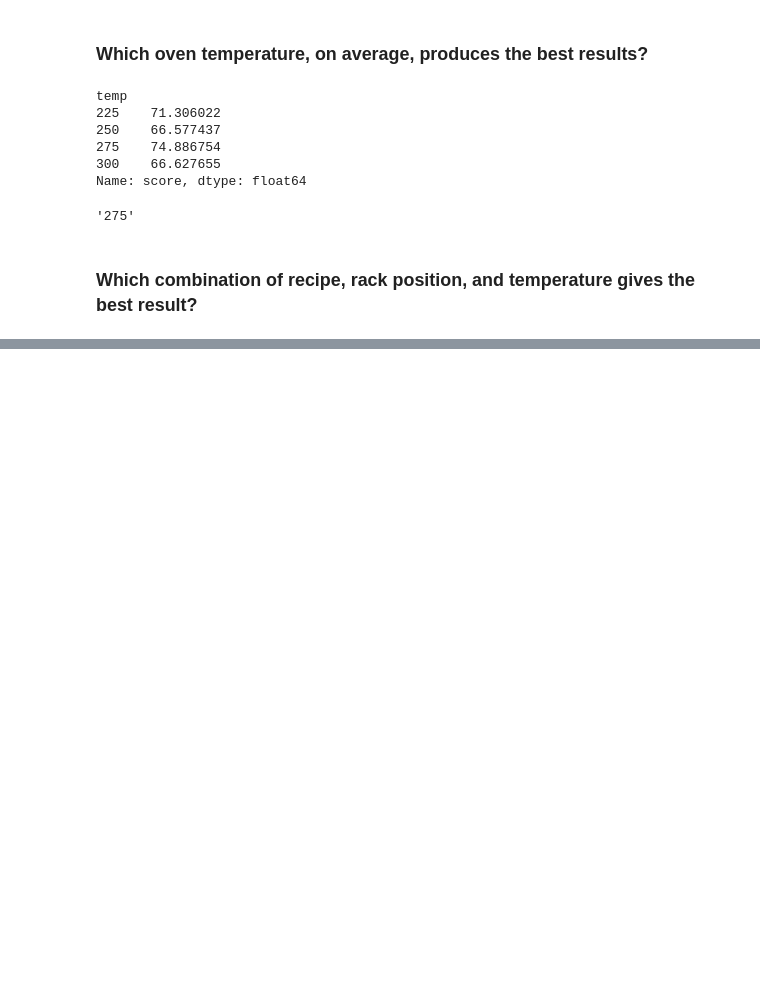
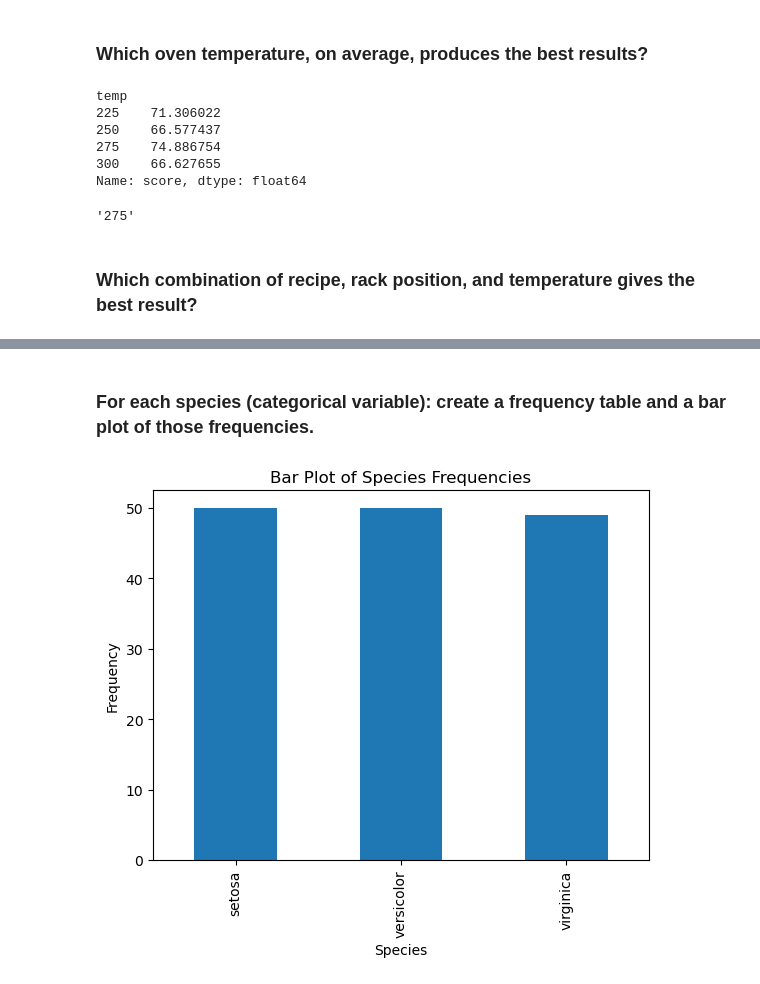
Before and after one commit to JonathanTWare/classification-exercises, a Jupyter notebook: classification_exercises.ipynb, the cells around one changed output, grey strips where cells are left out. Saved outputs shown, nothing was run; the diff lists cells and outputs as text; code cells hidden in the pictures; blank space fills up the shorter version.

```diff
--- a/classification_exercises.ipynb
+++ b/classification_exercises.ipynb
@@ -966,0 +1230,13 @@ Temp: 275
+# %% [markdown]
+### For each species (categorical variable): create a frequency table and a bar plot of those frequencies.
+# %%
+frequency_table = df['species'].value_counts()
+
+plt.figure()
+frequency_table.plot(kind='bar')
+plt.title("Bar Plot of Species Frequencies")
+plt.xlabel("Species")
+plt.ylabel("Frequency")
+plt.show()
+# %% [output]
+[figure, added]
```
Also changed, not shown: parts of 117 cells of this notebook, 1 other file.
